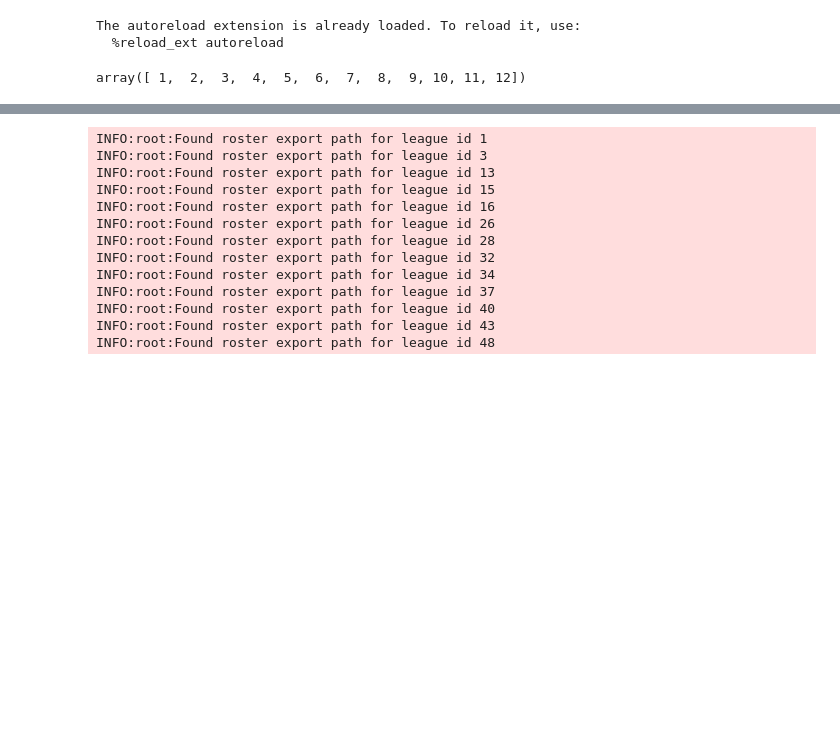
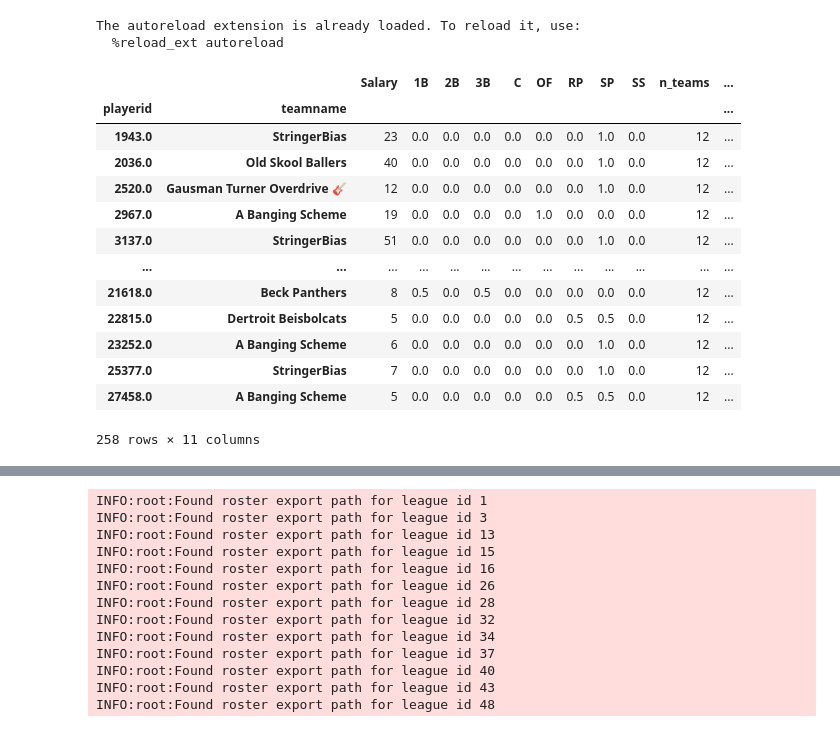
Before and after one commit to brendancooley/moonlight, a Jupyter notebook: _testing/testing.ipynb, the cells around one changed output, grey strips where cells are left out. Cells and saved outputs as stored; diff of their text form; code cells hidden in the pictures; blank space fills up the shorter version.

```diff
--- a/_testing/testing.ipynb
+++ b/_testing/testing.ipynb
@@ -15,9 +15,20 @@ from moonlight.steamer_dataset import BatterProjectionDataset
 from moonlight.salary_dataset import LeagueSalaryDataset
 from moonlight.salary_scraper import SalaryDataset
 # %%
-lsd = LeagueSalaryDataset(league_id=1)
-lsd._read_csv()
+lsd = LeagueSalaryDataset(league_id=32)
+lsd.build_dataset()
+# %% [output]
+|  |  | Salary | 1B | 2B | 3B | C | OF | RP | SP | SS | n_teams | ... |
+| playerid | teamname |  |  |  |  |  |  |  |  |  |  | ... |
+| 1943.0 | StringerBias | 23 | 0.0 | 0.0 | 0.0 | 0.0 | 0.0 | 0.0 | 1.0 | 0.0 | 12 | ... |
+| 2036.0 | Old Skool Ballers | 40 | 0.0 | 0.0 | 0.0 | 0.0 | 0.0 | 0.0 | 1.0 | 0.0 | 12 | ... |
+| 2520.0 | Gausman Turner Overdrive 🎸 | 12 | 0.0 | 0.0 | 0.0 | 0.0 | 0.0 | 0.0 | 1.0 | 0.0 | 12 | ... |
+| 2967.0 | A Banging Scheme | 19 | 0.0 | 0.0 | 0.0 | 0.0 | 1.0 | 0.0 | 0.0 | 0.0 | 12 | ... |
+| 3137.0 | StringerBias | 51 | 0.0 | 0.0 | 0.0 | 0.0 | 0.0 | 0.0 | 1.0 | 0.0 | 12 | ... |
+| ... | ... | ... | ... | ... | ... | ... | ... | ... | ... | ... | ... | ... |
+| 21618.0 | Beck Panthers | 8 | 0.5 | 0.0 | 0.5 | 0.0 | 0.0 | 0.0 | 0.0 | 0.0 | 12 | ... |
+| 22815.0 | Dertroit Beisbolcats | 5 | 0.0 | 0.0 | 0.0 | 0.0 | 0.0 | 0.5 | 0.5 | 0.0 | 12 | ... |
+| 23252.0 | A Banging Scheme | 6 | 0.0 | 0.0 | 0.0 | 0.0 | 0.0 | 0.0 | 1.0 | 0.0 | 12 | ... |
+| 25377.0 | StringerBias | 7 | 0.0 | 0.0 | 0.0 | 0.0 | 0.0 | 0.0 | 1.0 | 0.0 | 12 | ... |
+| 27458.0 | A Banging Scheme | 5 | 0.0 | 0.0 | 0.0 | 0.0 | 0.0 | 0.5 | 0.5 | 0.0 | 12 | ... |
+258 rows × 11 columns
-# %%
-lsd.df.TeamID.unique()
-# %% [output]
-array([ 1,  2,  3,  4,  5,  6,  7,  8,  9, 10, 11, 12])
```
Also changed, not shown: parts of 1 cell of this notebook, 1 other file.
